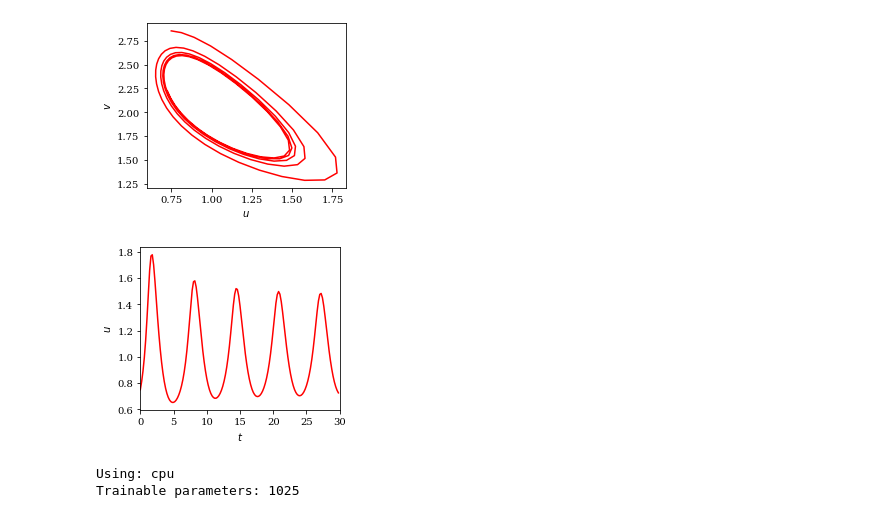
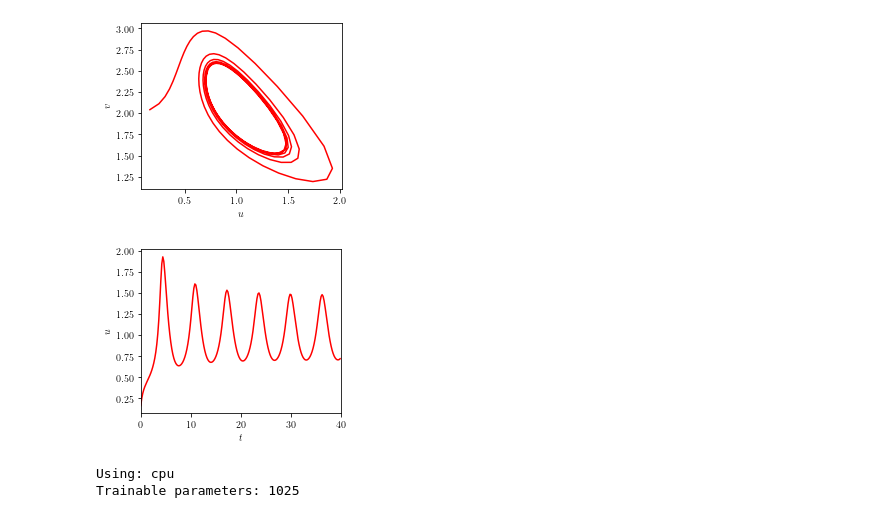
Before and after one commit to Learning-of-Dynamic-Processes/coldstart, a Jupyter notebook: brusselator.ipynb, the cells around one changed output. Cells and saved outputs as stored; diff of their text form; code cells hidden in the pictures.

```diff
--- a/brusselator.ipynb
+++ b/brusselator.ipynb
@@ -32,26 +32,28 @@ dataset_test = BrusselatorParallelDataset(
 # %%
 fig = plt.figure(figsize=(page_width/2, 3))
 ax = fig.add_subplot(111)
-ax.plot(dataset_train.input_data[0], dataset_train.v_data[0], "-", color='red')
+# ax.plot(dataset_train.input_data[0], dataset_train.v_data[0], "-", color='red')
+ax.plot(dataset_test.input_data[0], dataset_test.v_data[0], "-", color='red')
 ax.set_xlabel(r"$u$")
 ax.set_ylabel(r"$v$")
 plt.tight_layout()
 plt.savefig("brusselator/fig/brusselator_trajectory_uv.pdf")
 plt.show()
 # %% [output]
-[figure, old version]
+[figure, new version]
 # %%
 fig = plt.figure(figsize=(page_width/2, 3))
 ax = fig.add_subplot(111)
-ax.plot(dataset_train.tt[:-1], dataset_train.input_data[0], "-", color="red")
+# ax.plot(dataset_train.tt[:-1], dataset_train.input_data[0], "-", color="red")
+ax.plot(dataset_test.tt[:-1], dataset_test.input_data[0], "-", color="red")
 ax.set_xlabel(r"$t$")
 ax.set_ylabel(r"$u$")
-ax.set_xlim((0, 30))
+ax.set_xlim((0, 40))
 plt.tight_layout()
 plt.savefig("brusselator/fig/brusselator_trajectory_u.pdf")
 plt.show()
 # %% [output]
-[figure, old version]
+[figure, new version]
 # %%
 # Load model
 model = load_model(dataset_train, dataset_val, config)
```
Also changed, not shown: parts of 3 cells of this notebook, 2 other files.
